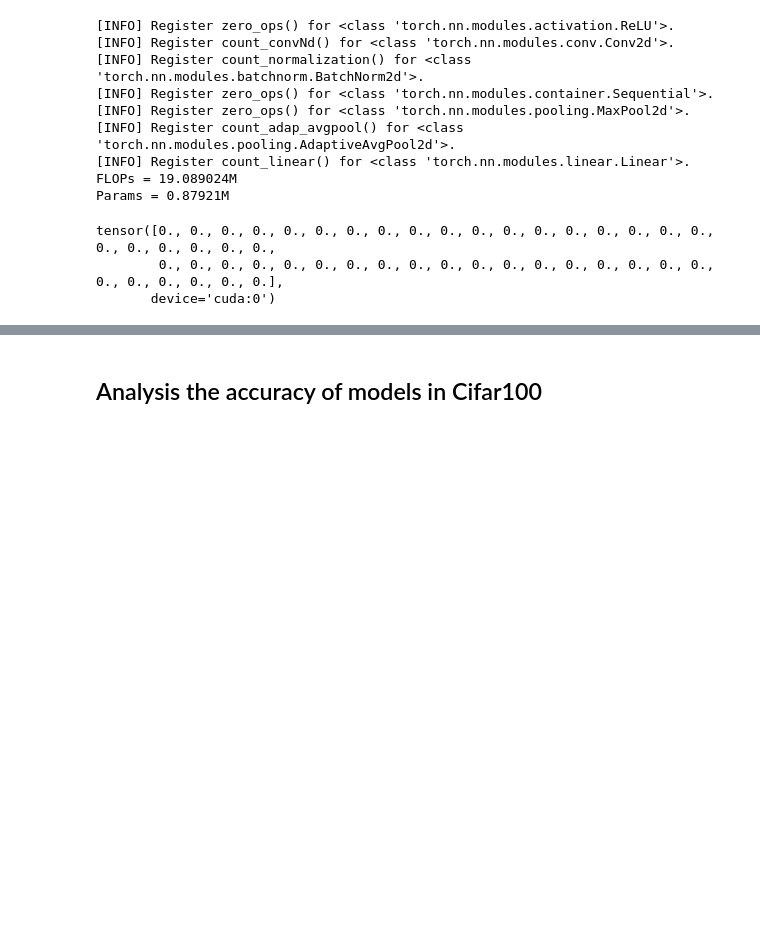
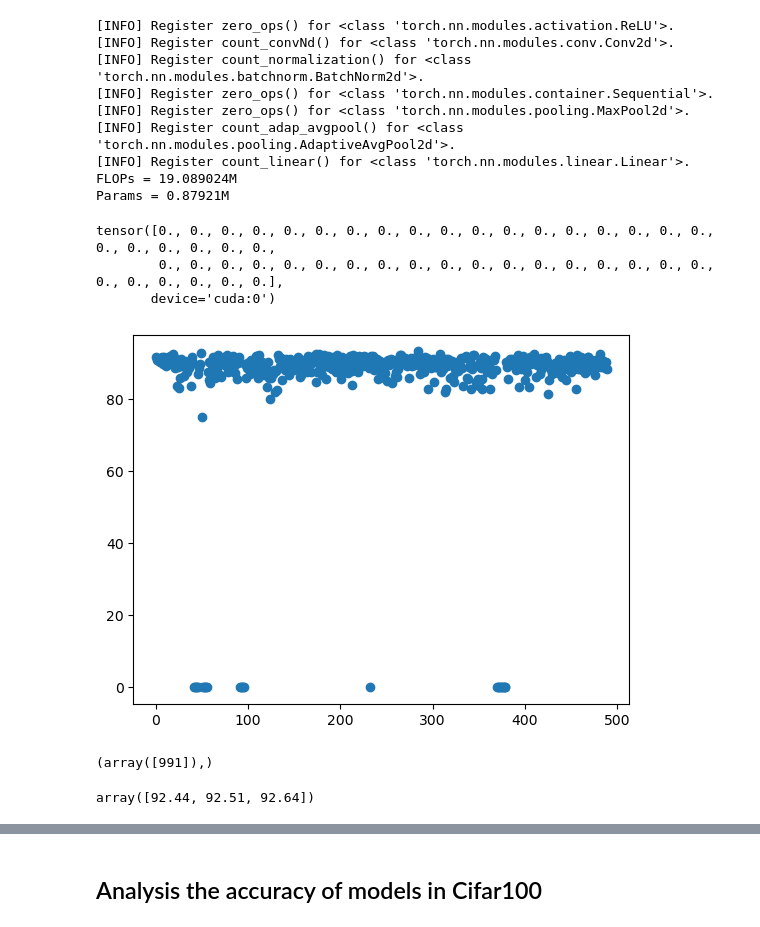
Before and after one commit to qhy991/AICAS, a Jupyter notebook: analysis/model_analysis.ipynb, the cells around one changed output, grey strips where cells are left out. Cells and saved outputs as stored; diff of their text form; code cells hidden in the pictures; blank space fills up the shorter version.

```diff
--- a/analysis/model_analysis.ipynb
+++ b/analysis/model_analysis.ipynb
@@ -183,3 +183,35 @@ param["stage_0.stage_0_0_vgg.conv.weight_fake_quant.zero_point"]
 tensor([0., 0., 0., 0., 0., 0., 0., 0., 0., 0., 0., 0., 0., 0., 0., 0., 0., 0., 0., 0., 0., 0., 0., 0.,
         0., 0., 0., 0., 0., 0., 0., 0., 0., 0., 0., 0., 0., 0., 0., 0., 0., 0., 0., 0., 0., 0., 0., 0.],
        device='cuda:0')
+# %%
+import os
+import matplotlib.pyplot as plt
+import tqdm
+import torch
+import numpy as np
+doc_path = "/home/qhy/Reserach/AICAS/log/cifar10"
+pathlist = os.listdir(doc_path)
+acc_map = np.zeros(1000)
+for p in tqdm.tqdm(pathlist):
+    if "stage" in p:
+        if len(p.split("-")[0]) < 5 and int(p.split("-")[0])>509:
+            model_path = os.path.join(doc_path,p,"best_ckpt.pth")
+            model_param = torch.load(model_path)
+            acc_map[int(p.split("-")[0])] = model_param['max_accuracy']
+
+plt.scatter(range(acc_map[510:].shape[0]),acc_map[510:])
+# plt.ylim(50,75)
+plt.show()
+# %% [output]
+[figure, added]
+# %%
+np.where(acc_map==92.51)
+# %% [output]
+(array([991]),)
+# %%
+import copy
+temp = copy.deepcopy(acc_map)
+temp.sort()
+temp[-4:-1]
+# %% [output]
+array([92.44, 92.51, 92.64])
```
Also changed, not shown: parts of 3 cells of this notebook, 27 other files.
